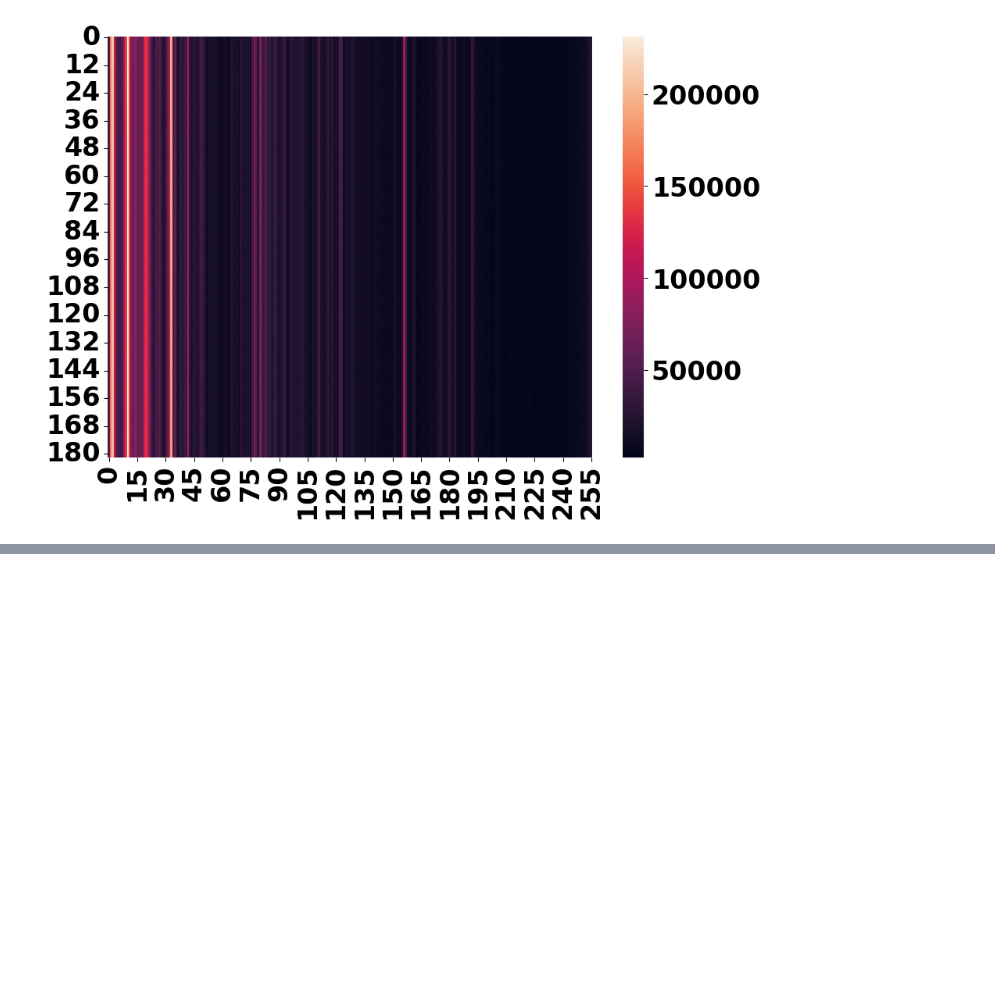
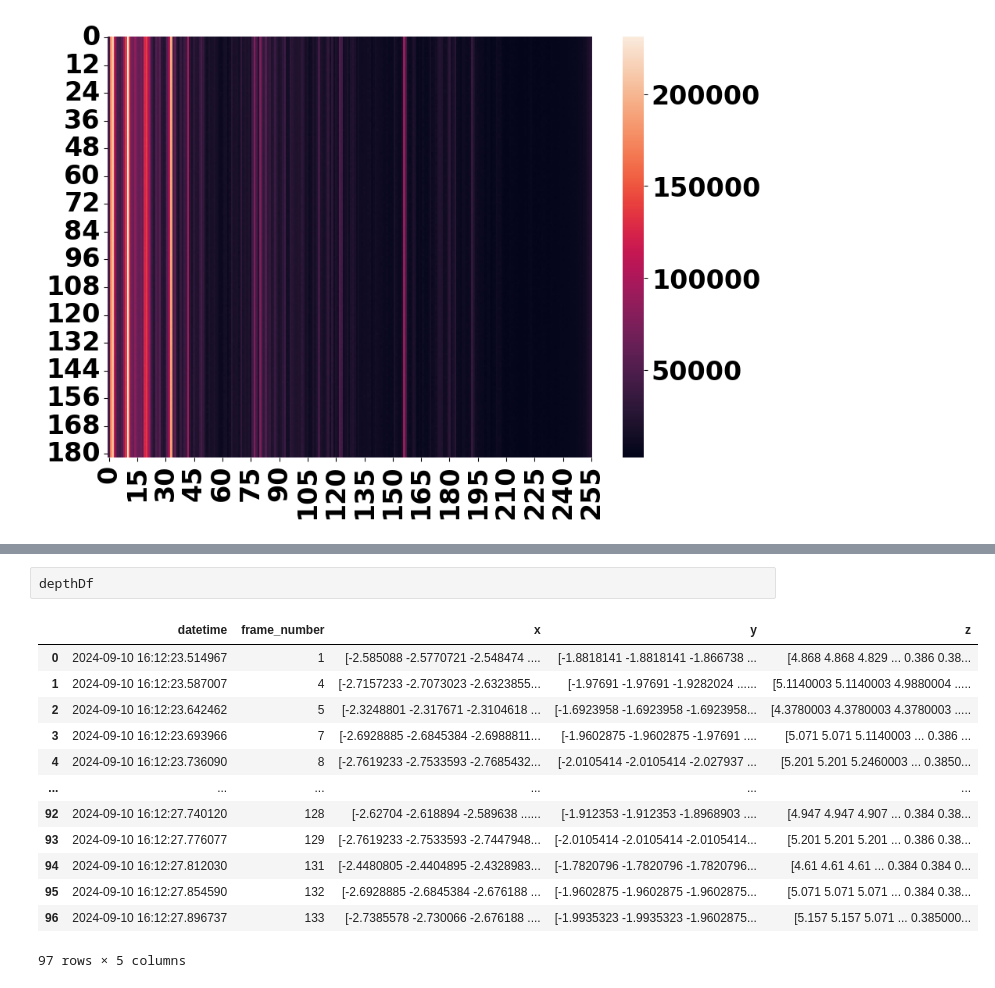
Before and after one commit to tirthankarhalder/mmSLAM, a Jupyter notebook: generatePCDAnalyse.ipynb, the cells around one changed output, grey strips where cells are left out. Saved outputs shown, nothing was run; the diff lists cells and outputs as text; blank space fills up the shorter version.

```diff
--- a/generatePCDAnalyse.ipynb
+++ b/generatePCDAnalyse.ipynb
@@ -78,0 +106,16 @@ range_heatmap.shape:  (182, 256)
+# %%
+depthDf
+# %% [output]
+|  | datetime | frame_number | x | y | z |
+| 0 | 2024-09-10 16:12:23.514967 | 1 | [-2.585088 -2.5770721 -2.548474 .... | [-1.8818141 -1.8818141 -1.866738 ... | [4.868 4.868 4.829 ... 0.386 0.38... |
+| 1 | 2024-09-10 16:12:23.587007 | 4 | [-2.7157233 -2.7073023 -2.6323855... | [-1.97691 -1.97691 -1.9282024 ...... | [5.1140003 5.1140003 4.9880004 ..... |
+| 2 | 2024-09-10 16:12:23.642462 | 5 | [-2.3248801 -2.317671 -2.3104618 ... | [-1.6923958 -1.6923958 -1.6923958... | [4.3780003 4.3780003 4.3780003 ..... |
+| 3 | 2024-09-10 16:12:23.693966 | 7 | [-2.6928885 -2.6845384 -2.6988811... | [-1.9602875 -1.9602875 -1.97691 .... | [5.071 5.071 5.1140003 ... 0.386 ... |
+| 4 | 2024-09-10 16:12:23.736090 | 8 | [-2.7619233 -2.7533593 -2.7685432... | [-2.0105414 -2.0105414 -2.027937 ... | [5.201 5.201 5.2460003 ... 0.3850... |
+| ... | ... | ... | ... | ... | ... |
+| 92 | 2024-09-10 16:12:27.740120 | 128 | [-2.62704 -2.618894 -2.589638 ...... | [-1.912353 -1.912353 -1.8968903 .... | [4.947 4.947 4.907 ... 0.384 0.38... |
+| 93 | 2024-09-10 16:12:27.776077 | 129 | [-2.7619233 -2.7533593 -2.7447948... | [-2.0105414 -2.0105414 -2.0105414... | [5.201 5.201 5.201 ... 0.386 0.38... |
+| 94 | 2024-09-10 16:12:27.812030 | 131 | [-2.4480805 -2.4404895 -2.4328983... | [-1.7820796 -1.7820796 -1.7820796... | [4.61 4.61 4.61 ... 0.384 0.384 0... |
+| 95 | 2024-09-10 16:12:27.854590 | 132 | [-2.6928885 -2.6845384 -2.676188 ... | [-1.9602875 -1.9602875 -1.9602875... | [5.071 5.071 5.071 ... 0.384 0.38... |
+| 96 | 2024-09-10 16:12:27.896737 | 133 | [-2.7385578 -2.730066 -2.676188 .... | [-1.9935323 -1.9935323 -1.9602875... | [5.157 5.157 5.071 ... 0.385000... |
+97 rows × 5 columns
```
Also changed, not shown: parts of 8 cells of this notebook, 3 other files.
